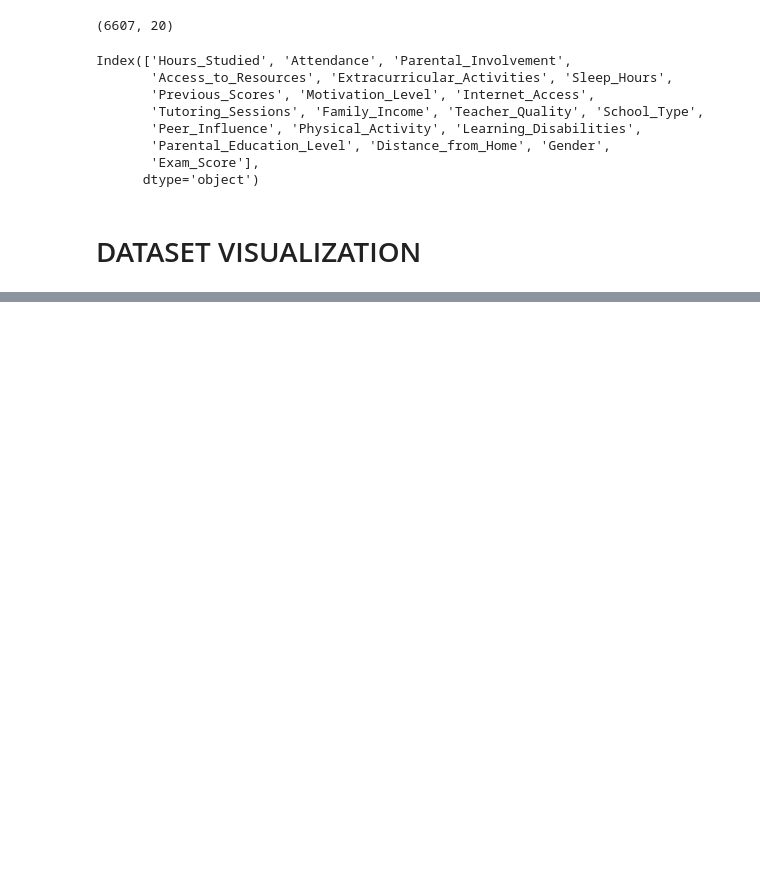
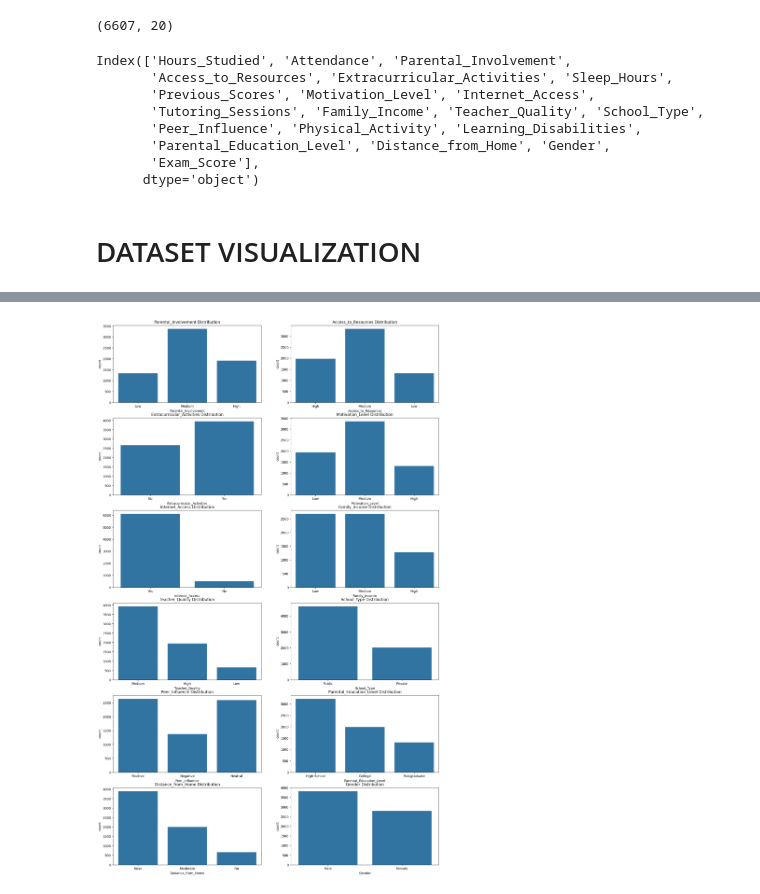
Before and after one commit to GantaLabs/StudentPerformanceFactors, a Jupyter notebook: Main.ipynb, the cells around one changed output, grey strips where cells are left out. Cells and saved outputs as stored; diff of their text form; code cells hidden in the pictures; blank space fills up the shorter version.

```diff
--- a/Main.ipynb
+++ b/Main.ipynb
@@ -45,0 +70,30 @@ df.describe()
+# %%
+categ_cols = df[
+    [
+        'Parental_Involvement',
+        'Access_to_Resources',
+        'Extracurricular_Activities',
+        'Motivation_Level',
+        'Internet_Access',
+        'Family_Income',
+        'Teacher_Quality',
+        'School_Type',
+        'Peer_Influence',
+        'Parental_Education_Level',
+        'Distance_from_Home',
+        'Gender'
+    ]
+]
+
+n_col = 2
+n_row = -(-len(categ_cols.columns) // n_col)
+
+
+fig, axes = plt.subplots(n_row, n_col, figsize=(18, 5 * n_row))
+axes = axes.flatten()
+
+for i, col in enumerate(categ_cols):
+    sns.countplot(data=df, x=col, ax=axes[i])
+    axes[i].set_title(f'{col} Distribution')
+# %% [output]
+[figure, added]
```
Also changed, not shown: parts of 7 cells of this notebook.
